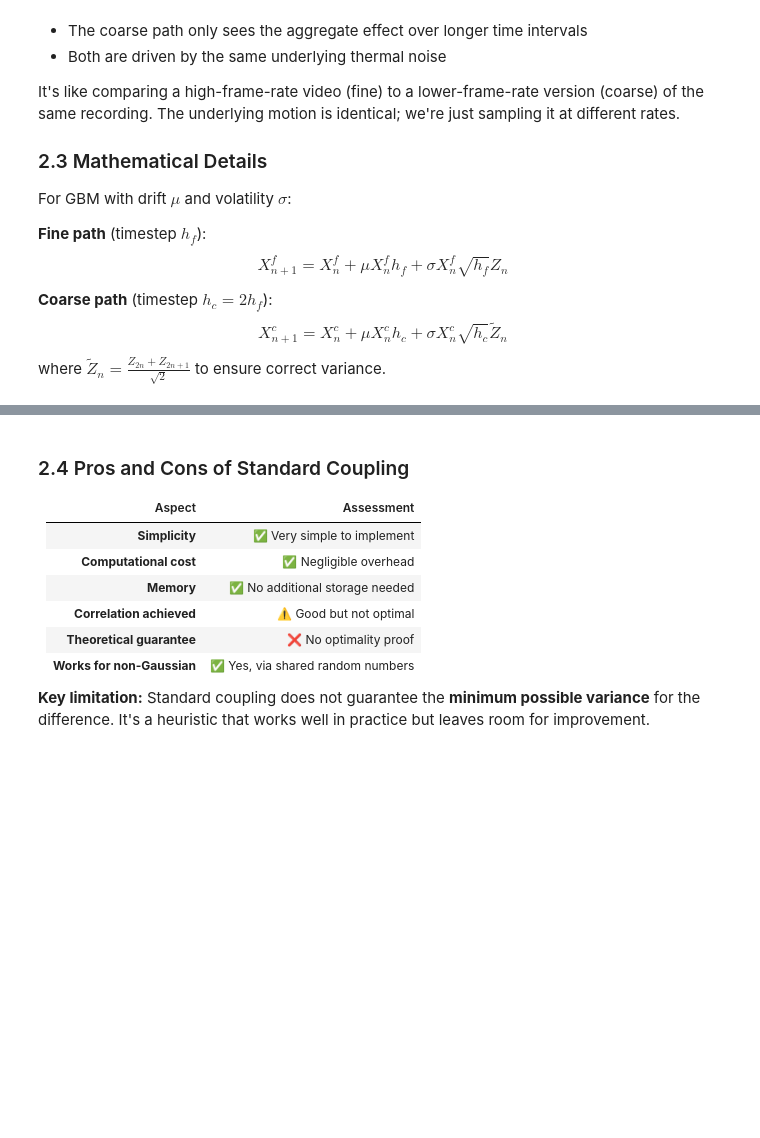
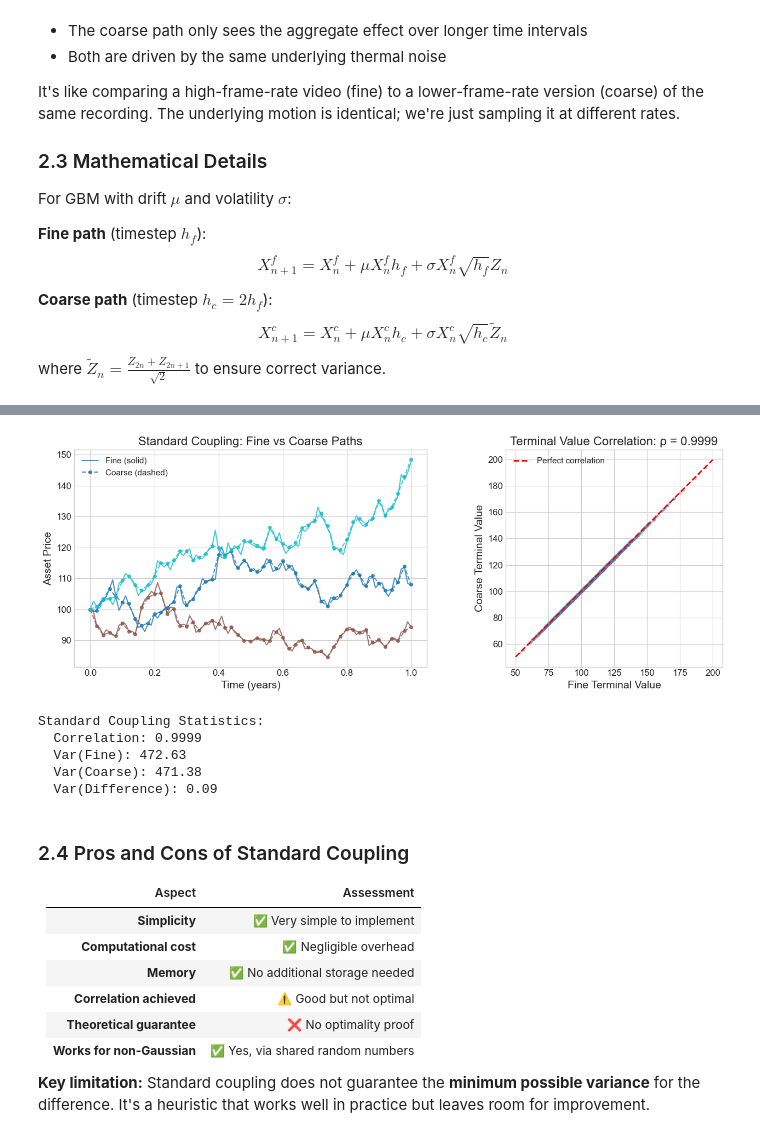
Before and after one commit to leolalvay/KAUST_OPTION_PRICING, a Jupyter notebook: Transport_Map_Investigation/coupling_methods_comparison.ipynb, the cells around one changed output, grey strips where cells are left out. Saved outputs shown, nothing was run; the diff lists cells and outputs as text; code cells hidden in the pictures; blank space fills up the shorter version.

```diff
--- a/Transport_Map_Investigation/coupling_methods_comparison.ipynb
+++ b/Transport_Map_Investigation/coupling_methods_comparison.ipynb
@@ -210,7 +214,7 @@ mu = 0.05      # 5% drift
 sigma = 0.2    # 20% volatility
 T = 1.0        # 1 year
 N_fine = 100   # Fine timesteps
-M_demo = 5     # Paths to visualise
+M_demo = 3     # Paths to visualise
 
 paths_fine, paths_coarse, t_fine, t_coarse = standard_coupling_gbm(
     X0, mu, sigma, T, N_fine, M_demo
@@ -237,34 +241,41 @@ ax1.legend(['Fine (solid)', 'Coarse (dashed)'], loc='upper left')
 
 # Plot 2: Terminal value scatter
 ax2 = axes[1]
 M_scatter = 1000
 paths_fine_many, paths_coarse_many, _, _ = standard_coupling_gbm(
     X0, mu, sigma, T, N_fine, M_scatter
 )
 
 terminal_fine = paths_fine_many[:, -1]
 terminal_coarse = paths_coarse_many[:, -1]
 
 ax2.scatter(terminal_fine, terminal_coarse, alpha=0.3, s=10, c='steelblue')
 ax2.plot([50, 200], [50, 200], 'r--', linewidth=2, label='Perfect correlation')
 
 # Compute correlation
 corr = np.corrcoef(terminal_fine, terminal_coarse)[0, 1]
 ax2.set_xlabel('Fine Terminal Value')
 ax2.set_ylabel('Coarse Terminal Value')
 ax2.set_title(f'Terminal Value Correlation: ρ = {corr:.4f}')
 ax2.legend()
 ax2.set_aspect('equal')
 
 plt.tight_layout()
-plt.savefig('standard_coupling_demo.png', dpi=150, bbox_inches='tight')
+#plt.savefig('standard_coupling_demo.png', dpi=150, bbox_inches='tight')
 plt.show()
 
 print(f"\nStandard Coupling Statistics:")
 print(f"  Correlation: {corr:.4f}")
 print(f"  Var(Fine): {np.var(terminal_fine):.2f}")
 print(f"  Var(Coarse): {np.var(terminal_coarse):.2f}")
 print(f"  Var(Difference): {np.var(terminal_fine - terminal_coarse):.2f}")
+# %% [output]
+[figure, added]
+Standard Coupling Statistics:
+  Correlation: 0.9999
+  Var(Fine): 472.63
+  Var(Coarse): 471.38
+  Var(Difference): 0.09
 # %% [markdown]
 ### 2.4 Pros and Cons of Standard Coupling
 
```
Also changed, not shown: parts of 11 cells of this notebook.
